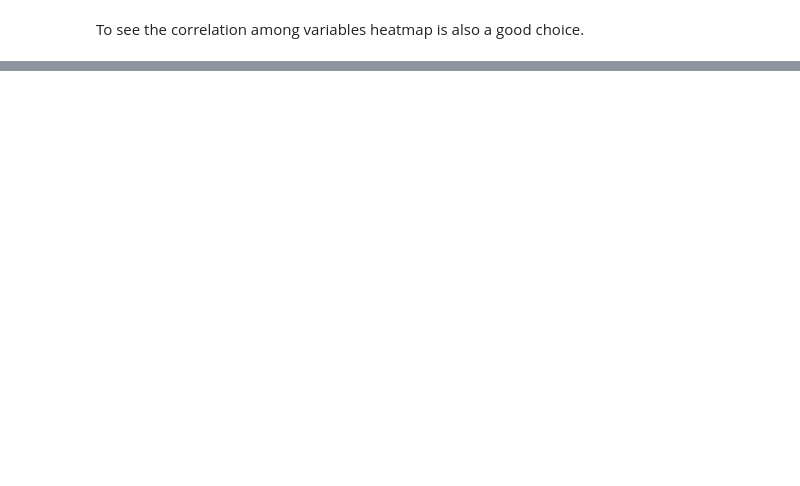
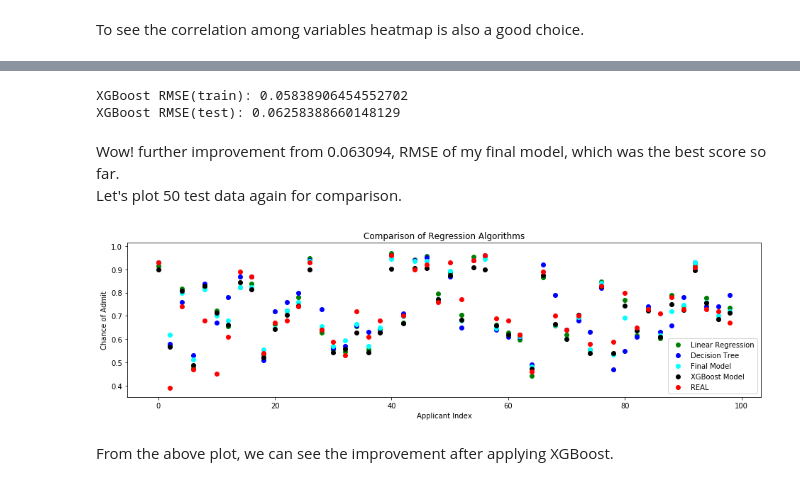
Before and after one commit to EndlessJoon/ML-Nanodegree, a Jupyter notebook: capstone/capstone.ipynb, the cells around one changed output, grey strips where cells are left out. Cells and saved outputs as stored; diff of their text form; code cells hidden in the pictures; blank space fills up the shorter version.

```diff
--- a/capstone/capstone.ipynb
+++ b/capstone/capstone.ipynb
@@ -680,0 +725,6 @@ plt.show()
+# %%
+# check the RMSE value with changing hyperparameter values. I found these values with trial-and-error.
+xgb = xgboost.XGBRegressor(n_estimators=100, learning_rate=0.03, gamma=0.005, subsample=0.5,
+                           colsample_bytree=0.9, max_depth=2, random_state=42)
+# %%
+xgb.fit(x_train,y_train)
@@ -680,0 +740,34 @@ plt.show()
+# %%
+#same process as before. only model has been changed: to XGBoost
+xgb_pred_train = xgb.predict(x_train)
+xgb_train_mse = mean_squared_error(y_train, xgb_pred_train)
+xgb_train_rmse = np.sqrt(xgb_train_mse)
+
+xgb_pred_test = xgb.predict(x_test)
+xgb_test_mse = mean_squared_error(y_test, xgb_pred_test)
+xgb_test_rmse = np.sqrt(xgb_test_mse)
+
+print("XGBoost RMSE(train):", xgb_train_rmse)
+print("XGBoost RMSE(test):", xgb_test_rmse)
+# %% [output]
+XGBoost RMSE(train): 0.05838906454552702
+XGBoost RMSE(test): 0.06258388660148129
+# %% [markdown]
+Wow! further improvement from 0.063094, RMSE of my final model, which was the best score so far.
+Let's plot 50 test data again for comparison.
+# %%
+plt.figure(figsize=(16, 4))
+green = plt.scatter(np.arange(0,100,2),lr_pred_test[0:100:2],color = "green")
+blue = plt.scatter(np.arange(0,100,2),tr_pred_test[0:100:2],color = "blue")
+cyan = plt.scatter(np.arange(0,100,2),rf_predictions_rs[0:100:2],color = "cyan")
+black = plt.scatter(np.arange(0,100,2),xgb_pred_test[0:100:2],color = "black")
+red = plt.scatter(np.arange(0,100,2),y_test[0:100:2],color = "red")
+plt.title("Comparison of Regression Algorithms")
+plt.xlabel("Applicant Index")
+plt.ylabel("Chance of Admit")
+plt.legend((green,blue,cyan,black,red),('Linear Regression', 'Decision Tree', 'Final Model', 'XGBoost Model','REAL'), loc=4)
+plt.show()
+# %% [output]
+[figure, added]
+# %% [markdown]
+From the above plot, we can see the improvement after applying XGBoost.
```
Also changed, not shown: parts of 40 cells of this notebook.
